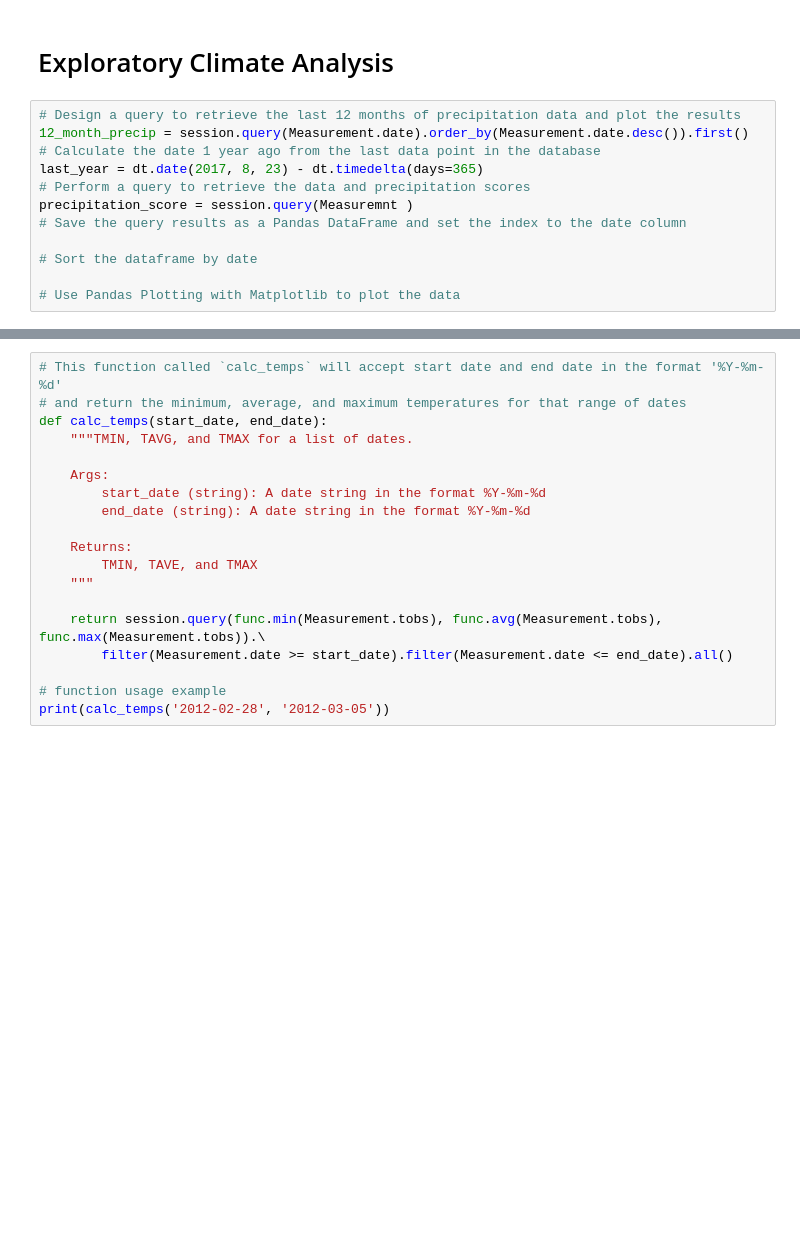
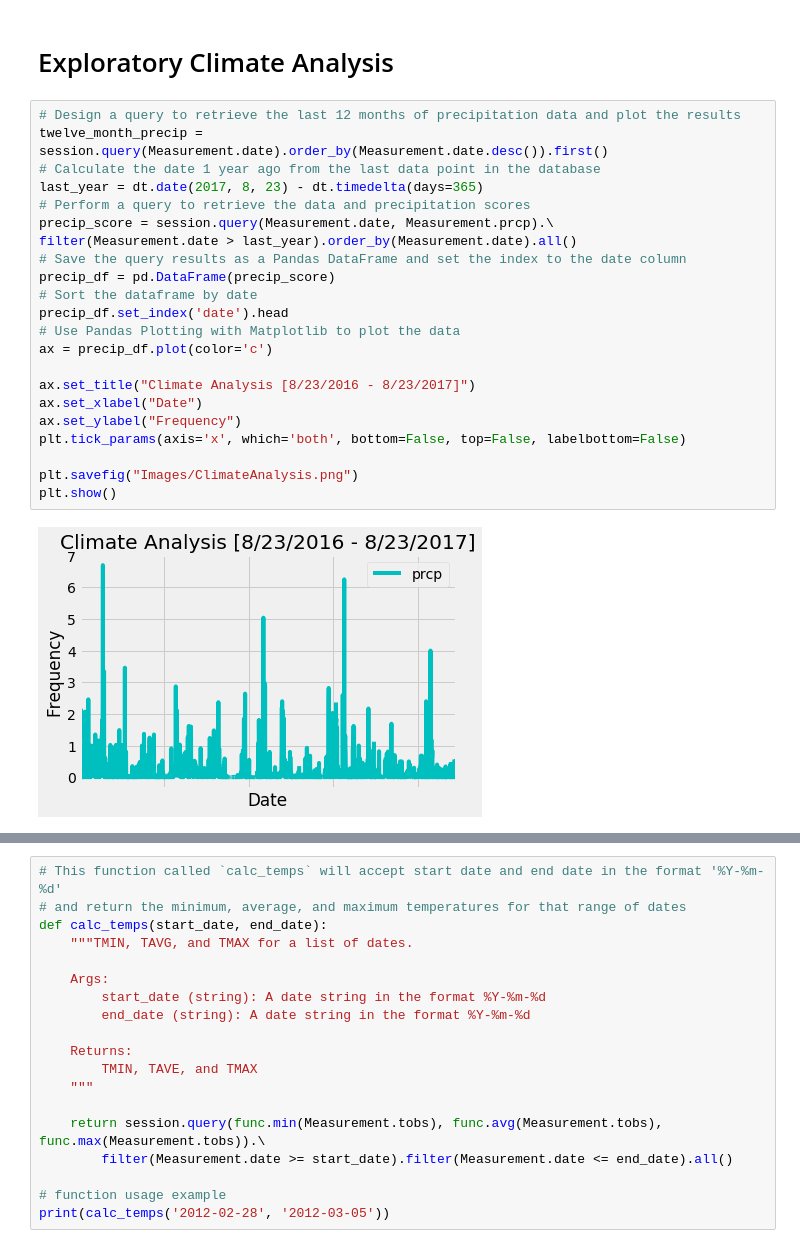
Before and after one commit to tim-mccabe/sqlalchemy, a Jupyter notebook: climate_starter.ipynb, the cells around one changed output, grey strips where cells are left out. Saved outputs shown, nothing was run; the diff lists cells and outputs as text; blank space fills up the shorter version.

```diff
--- a/climate_starter.ipynb
+++ b/climate_starter.ipynb
@@ -39,16 +65,28 @@ session = Session(engine)
 # Exploratory Climate Analysis
 # %%
 # Design a query to retrieve the last 12 months of precipitation data and plot the results
-12_month_precip = session.query(Measurement.date).order_by(Measurement.date.desc()).first()
+twelve_month_precip = session.query(Measurement.date).order_by(Measurement.date.desc()).first()
 # Calculate the date 1 year ago from the last data point in the database
 last_year = dt.date(2017, 8, 23) - dt.timedelta(days=365)
 # Perform a query to retrieve the data and precipitation scores
-precipitation_score = session.query(Measuremnt )
+precip_score = session.query(Measurement.date, Measurement.prcp).\
+filter(Measurement.date > last_year).order_by(Measurement.date).all()
 # Save the query results as a Pandas DataFrame and set the index to the date column
+precip_df = pd.DataFrame(precip_score)
+# Sort the dataframe by date
+precip_df.set_index('date').head
+# Use Pandas Plotting with Matplotlib to plot the data
+ax = precip_df.plot(color='c')
 
-# Sort the dataframe by date
+ax.set_title("Climate Analysis [8/23/2016 - 8/23/2017]")
+ax.set_xlabel("Date")
+ax.set_ylabel("Frequency")
+plt.tick_params(axis='x', which='both', bottom=False, top=False, labelbottom=False)
 
-# Use Pandas Plotting with Matplotlib to plot the data
+plt.savefig("Images/ClimateAnalysis.png")
+plt.show()
+# %% [output]
+[figure, added]
 # %% [markdown]
 ![precipitation](Images/precipitation.png)
 # %%
```
Also changed, not shown: parts of 11 cells of this notebook, 2 other files.
